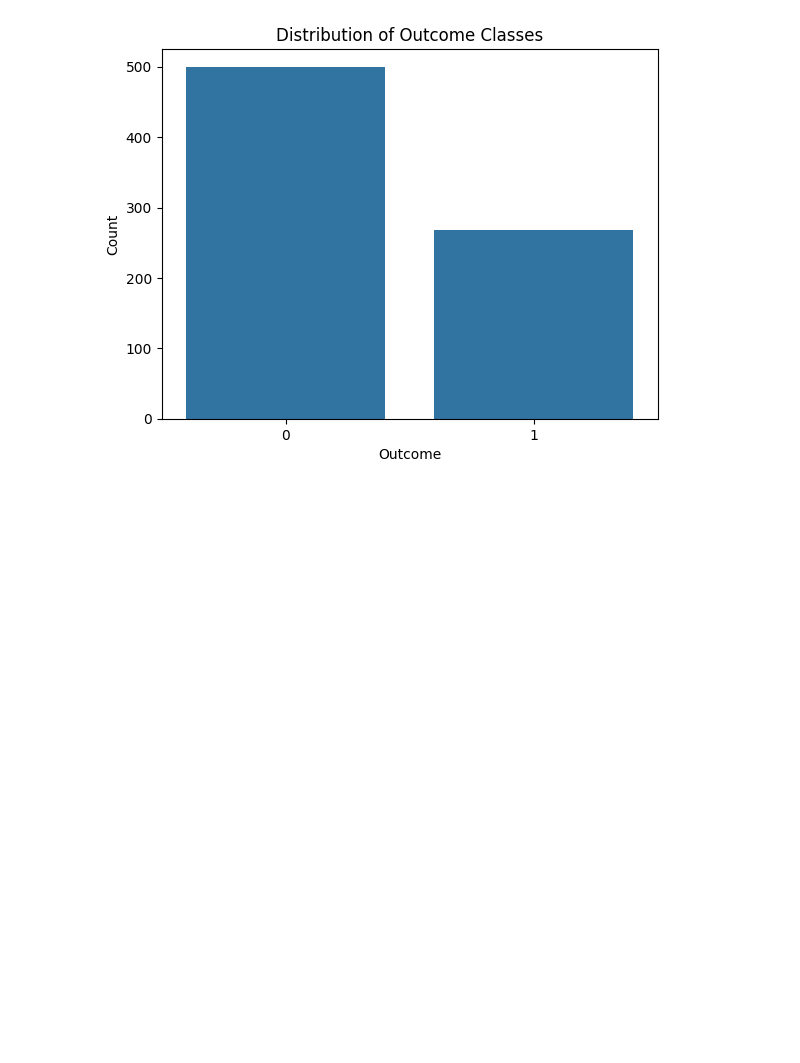
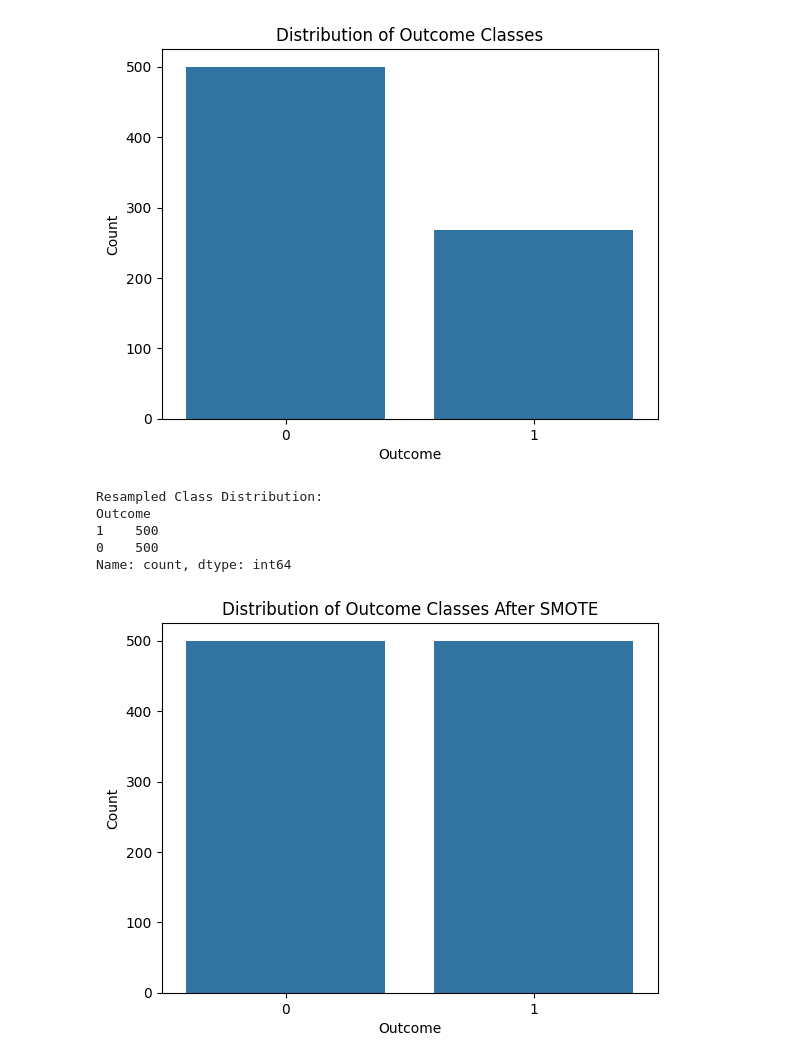
Before and after one commit to sakuna47/Diabetes_Prediction-, a Jupyter notebook: Diabetes_Prediction_.ipynb, the cells around one changed output. Cells and saved outputs as stored; diff of their text form; code cells hidden in the pictures; blank space fills up the shorter version.

Commit message:
check data  after smote

```diff
--- a/Diabetes_Prediction_.ipynb
+++ b/Diabetes_Prediction_.ipynb
@@ -147,3 +147,38 @@ Outcome
 1    268
 Name: count, dtype: int64
 [figure]
+# %%
+from imblearn.over_sampling import SMOTE
+import pandas as pd
+
+# Initialize SMOTE
+smote = SMOTE(random_state=42)
+
+# Apply SMOTE on the feature matrix (X) and target variable (y)
+X_resampled, y_resampled = smote.fit_resample(X, y)
+
+# Convert back to DataFrame for checking class distribution
+df_resampled = pd.DataFrame(X_resampled, columns=X.columns)
+df_resampled["Outcome"] = y_resampled
+# %%
+import seaborn as sns
+import matplotlib.pyplot as plt
+
+# Count the new class distribution
+new_class_counts = df_resampled["Outcome"].value_counts()
+print("Resampled Class Distribution:")
+print(new_class_counts)
+
+# Plot the new distribution
+sns.barplot(x=new_class_counts.index, y=new_class_counts.values)
+plt.xlabel("Outcome")
+plt.ylabel("Count")
+plt.title("Distribution of Outcome Classes After SMOTE")
+plt.show()
+# %% [output]
+Resampled Class Distribution:
+Outcome
+1    500
+0    500
+Name: count, dtype: int64
+[figure, added]
```
